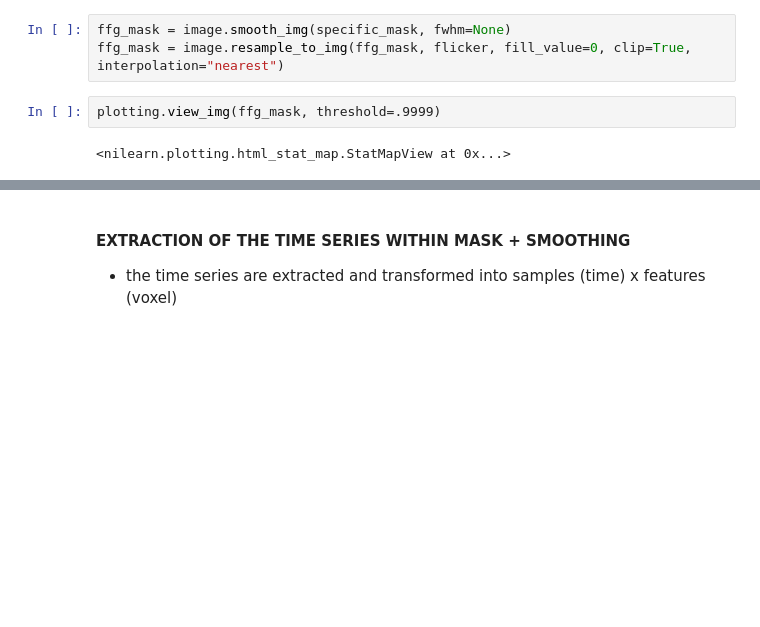
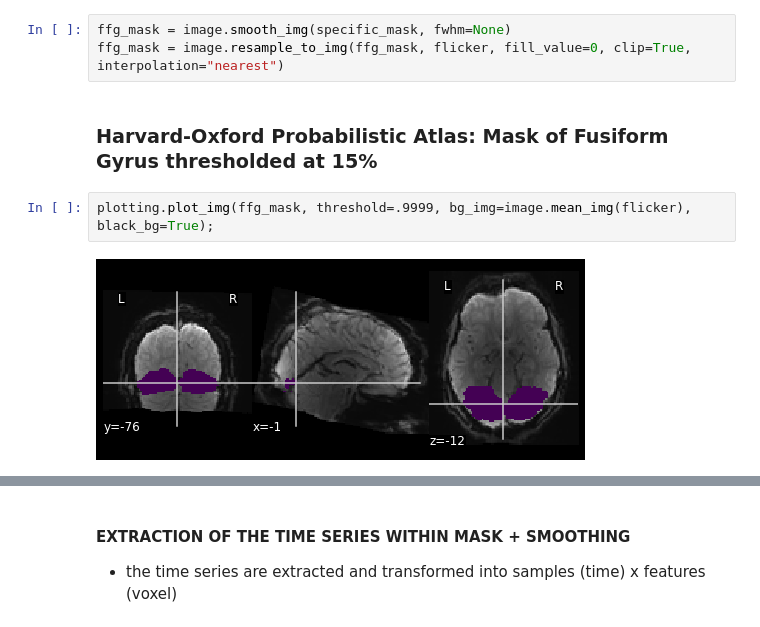
Before and after one commit to maciekszul/BrainDyn_ANALYSIS, a Jupyter notebook: parcel_voxel_extraction.ipynb, the cells around one changed output, grey strips where cells are left out. Cells and saved outputs as stored; diff of their text form; blank space fills up the shorter version.

```diff
--- a/parcel_voxel_extraction.ipynb
+++ b/parcel_voxel_extraction.ipynb
@@ -27,7 +29,9 @@ flicker = image.smooth_img(nifti_path, fwhm=None)
 # %%
 ffg_mask = image.smooth_img(specific_mask, fwhm=None)
 ffg_mask = image.resample_to_img(ffg_mask, flicker, fill_value=0, clip=True, interpolation="nearest")
+# %% [markdown]
+### Harvard-Oxford Probabilistic Atlas: Mask of Fusiform Gyrus thresholded at 15%
 # %%
-plotting.view_img(ffg_mask, threshold=.9999)
+plotting.plot_img(ffg_mask, threshold=.9999, bg_img=image.mean_img(flicker), black_bg=True);
 # %% [output]
-<nilearn.plotting.html_stat_map.StatMapView at 0x...>
+[figure, added]
```
Also changed, not shown: parts of 7 cells of this notebook.
